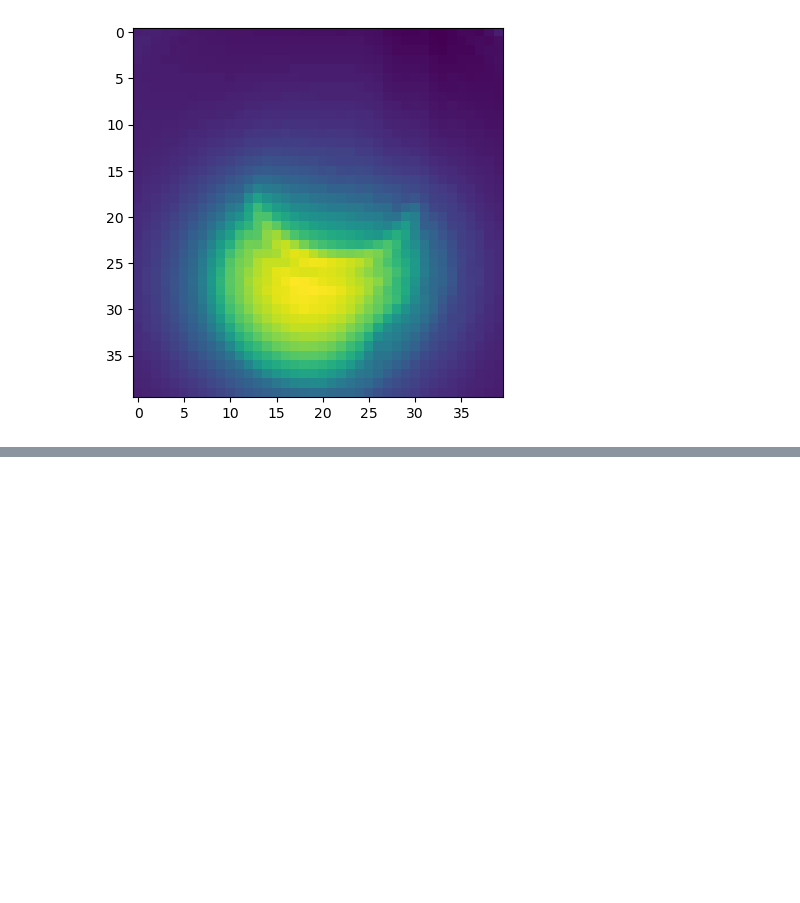
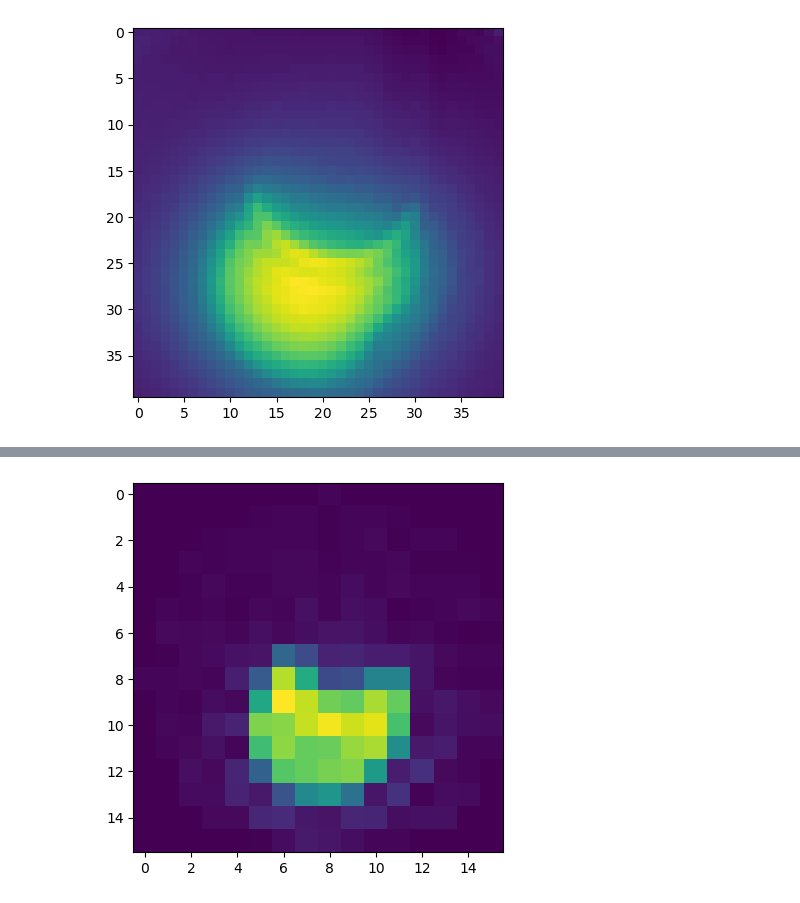
Before and after one commit to Xiao-JI-94158/pyHydra, a Jupyter notebook: spiralTest.ipynb, the cells around one changed output, grey strips where cells are left out. Saved outputs shown, nothing was run; the diff lists cells and outputs as text; code cells hidden in the pictures; blank space fills up the shorter version.

```diff
--- a/spiralTest.ipynb
+++ b/spiralTest.ipynb
@@ -184,0 +233,13 @@ print((a.dataset['PARAM']['method'][0]['PVM_SpatResol']))
+# %%
+bruker_data = Spiral2d4Intlv.dataset['DATA']['2dseq']
+
+img_shape = [int(x) for x in Spiral2d4Intlv.dataset['PARAM']['method'][0]['PVM_Matrix']]
+
+NR = Spiral2d1Intlv.dataset['PARAM']['method'][0]['PVM_NRepetitions']
+
+bruker_data = np.reshape(bruker_data, img_shape)
+plt.figure()
+plt.imshow(bruker_data, cmap=cm.viridis)
+plt.show()
+# %% [output]
+[figure, added]
```
Also changed, not shown: parts of 15 cells of this notebook.
